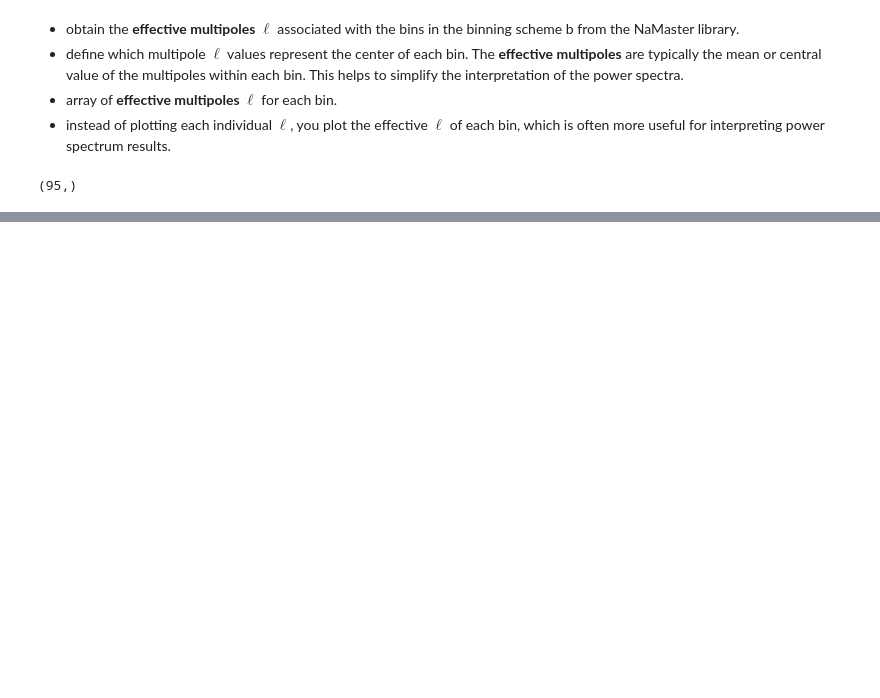
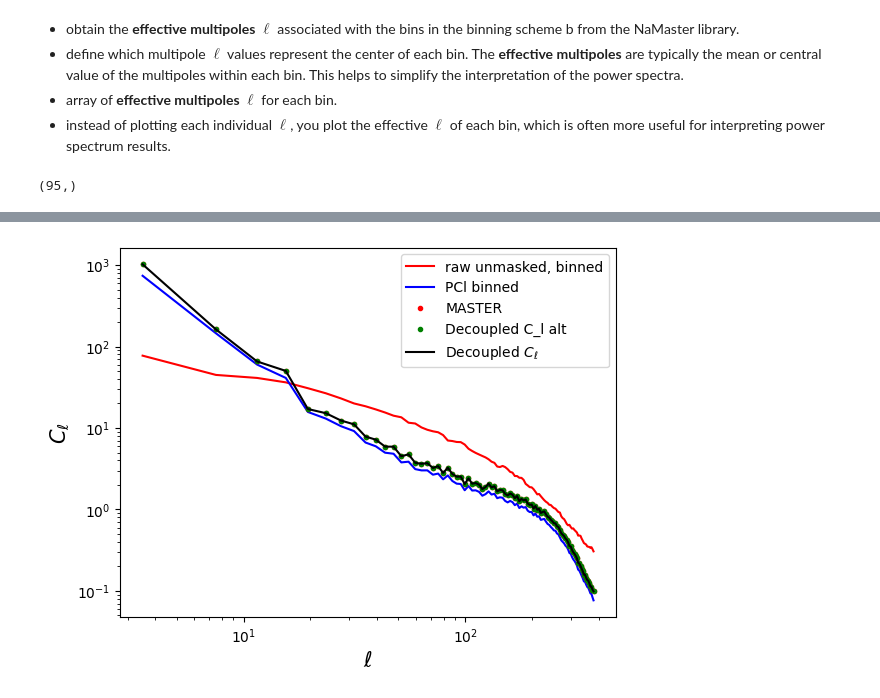
Before and after one commit to urwa99/Internship_Rome, a Jupyter notebook: Masks.ipynb, the cells around one changed output, grey strips where cells are left out. Cells and saved outputs as stored; diff of their text form; code cells hidden in the pictures; blank space fills up the shorter version.

```diff
--- a/Masks.ipynb
+++ b/Masks.ipynb
@@ -176,0 +273,17 @@ plt.plot(ell, C_l[:,3,3])
+# %%
+mean=np.mean(1-mask)
+# %%
+plt.plot(ell_arr, cl_binned/mean, 'r-', label='raw unmasked, binned')
+plt.plot(ell_arr, pcl_bin[0]/mean, 'b-',label='PCl binned')
+plt.plot(ell_arr, cl_00[0]/mean, 'r.', label='MASTER' )
+#plt.plot(ls, pcl[0], 'g',label='PCl unbinned')
+plt.plot(ell_arr, bpw[0,:]/mean, 'g.', label='Decoupled C_l alt')
+plt.plot(ell_arr, cl_dec[0]/mean, 'k-', label=r'Decoupled $C_\ell$')
+plt.yscale('log')
+plt.xscale('log')
+plt.xlabel(r'$\ell$', fontsize=15)
+plt.ylabel(r'$C_\ell$', fontsize=15)
+plt.legend(fontsize=10)
+plt.show()
+# %% [output]
+[figure, added]
```
Also changed, not shown: parts of 25 cells of this notebook.
